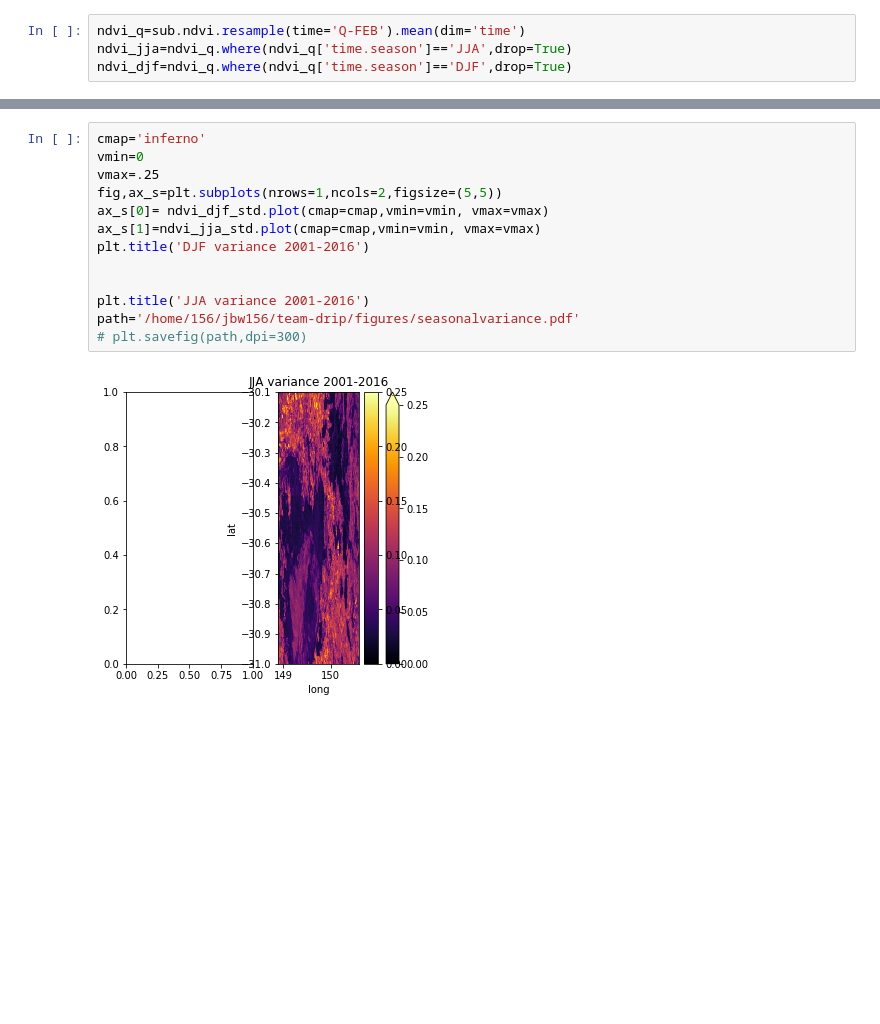
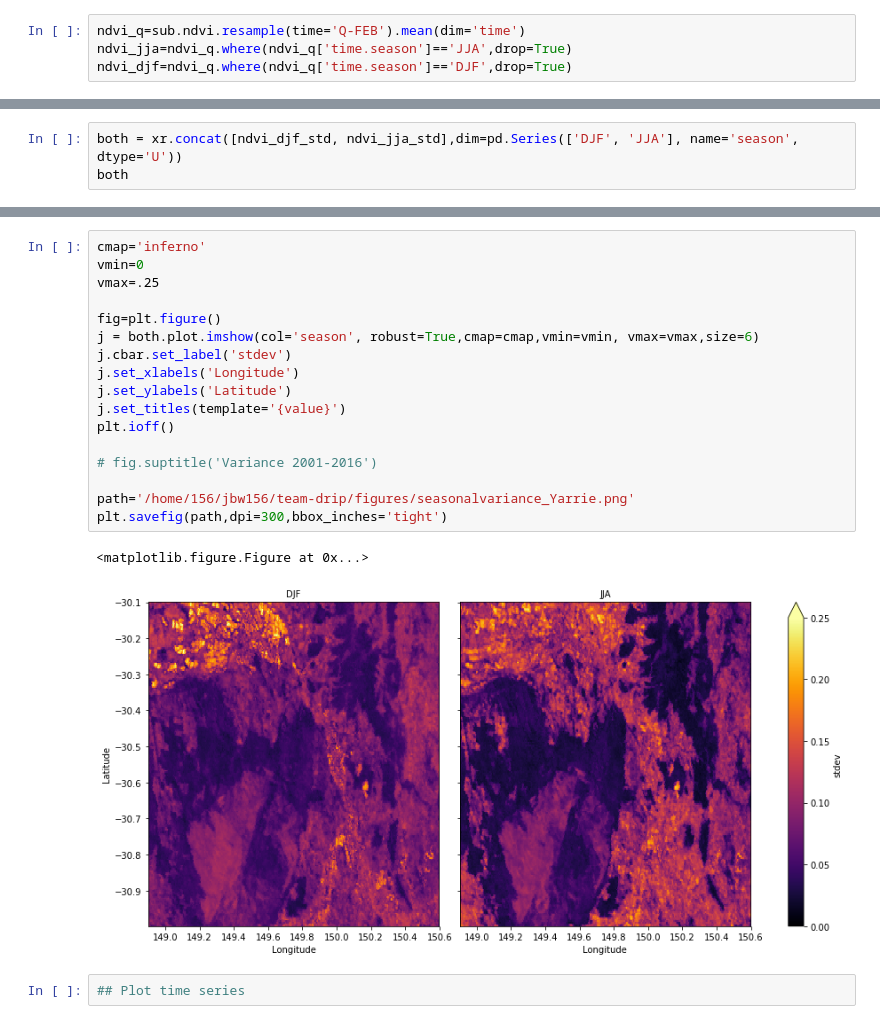
Before and after one commit to ozewex/team-drip, a Jupyter notebook: notebooks/jenswork/5.0a_subsetareaplots.ipynb, the cells around one changed output, grey strips where cells are left out. Saved outputs shown, nothing was run; the diff lists cells and outputs as text; blank space fills up the shorter version.

Commit message:
figure gen codes for subset and wholearea

```diff
--- a/notebooks/jenswork/5.0a_subsetareaplots.ipynb
+++ b/notebooks/jenswork/5.0a_subsetareaplots.ipynb
@@ -49,2 +51,5 @@ ndvi_djf=ndvi_q.where(ndvi_q['time.season']=='DJF',drop=True)
 ndvi_jja_std=ndvi_jja.std(dim='time')
 ndvi_djf_std=ndvi_djf.std(dim='time')
+# %%
+both = xr.concat([ndvi_djf_std, ndvi_jja_std],dim=pd.Series(['DJF', 'JJA'], name='season', dtype='U'))
+both
@@ -51,15 +73,22 @@ ndvi_djf_std=ndvi_djf.std(dim='time')
 # %%
 cmap='inferno'
 vmin=0
 vmax=.25
-fig,ax_s=plt.subplots(nrows=1,ncols=2,figsize=(5,5))
-ax_s[0]= ndvi_djf_std.plot(cmap=cmap,vmin=vmin, vmax=vmax)
-ax_s[1]=ndvi_jja_std.plot(cmap=cmap,vmin=vmin, vmax=vmax)
-plt.title('DJF variance 2001-2016')
 
+fig=plt.figure()
+j = both.plot.imshow(col='season', robust=True,cmap=cmap,vmin=vmin, vmax=vmax,size=6)
+j.cbar.set_label('stdev')
+j.set_xlabels('Longitude')
+j.set_ylabels('Latitude')
+j.set_titles(template='{value}')
+plt.ioff()
 
-plt.title('JJA variance 2001-2016')
-path='/home/156/jbw156/team-drip/figures/seasonalvariance.pdf'
-# plt.savefig(path,dpi=300)
+# fig.suptitle('Variance 2001-2016')
+
+path='/home/156/jbw156/team-drip/figures/seasonalvariance_Yarrie.png'
+plt.savefig(path,dpi=300,bbox_inches='tight')
 # %% [output]
+<matplotlib.figure.Figure at 0x...>
-[figure, old version]
+[figure, new version]
+# %%
+## Plot time series
```
Also changed, not shown: parts of 4 cells of this notebook, 3 other files.
